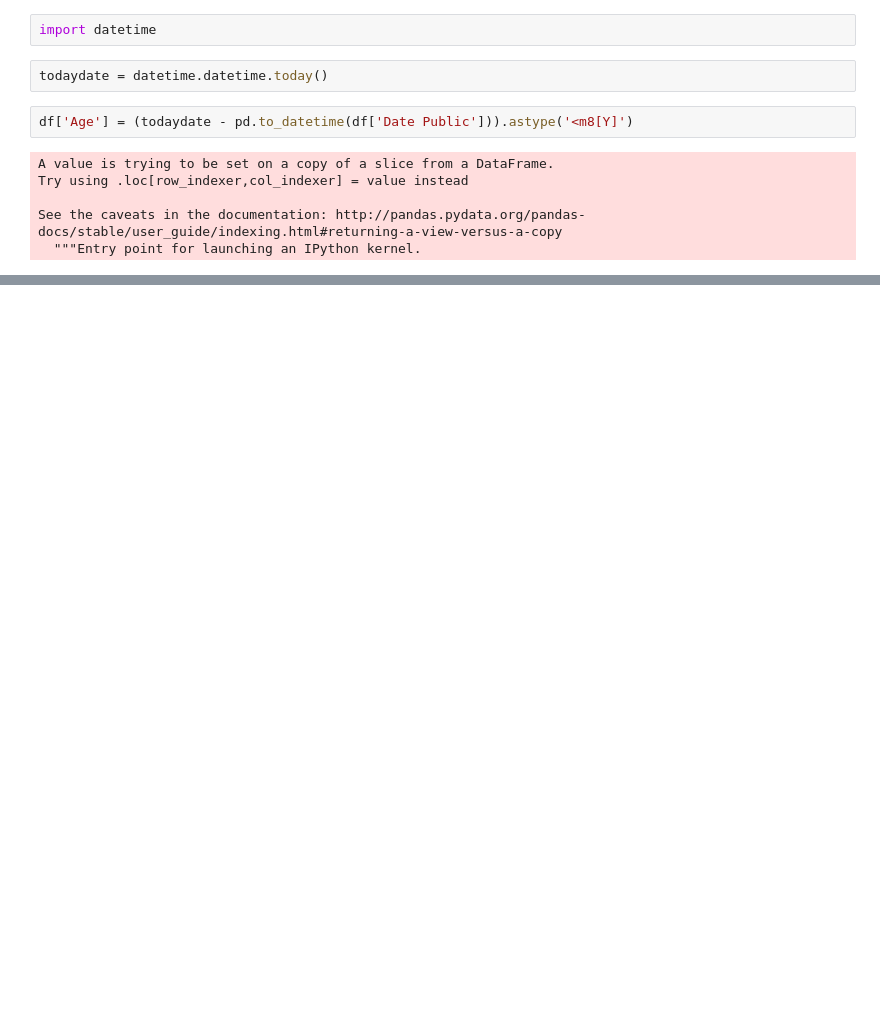
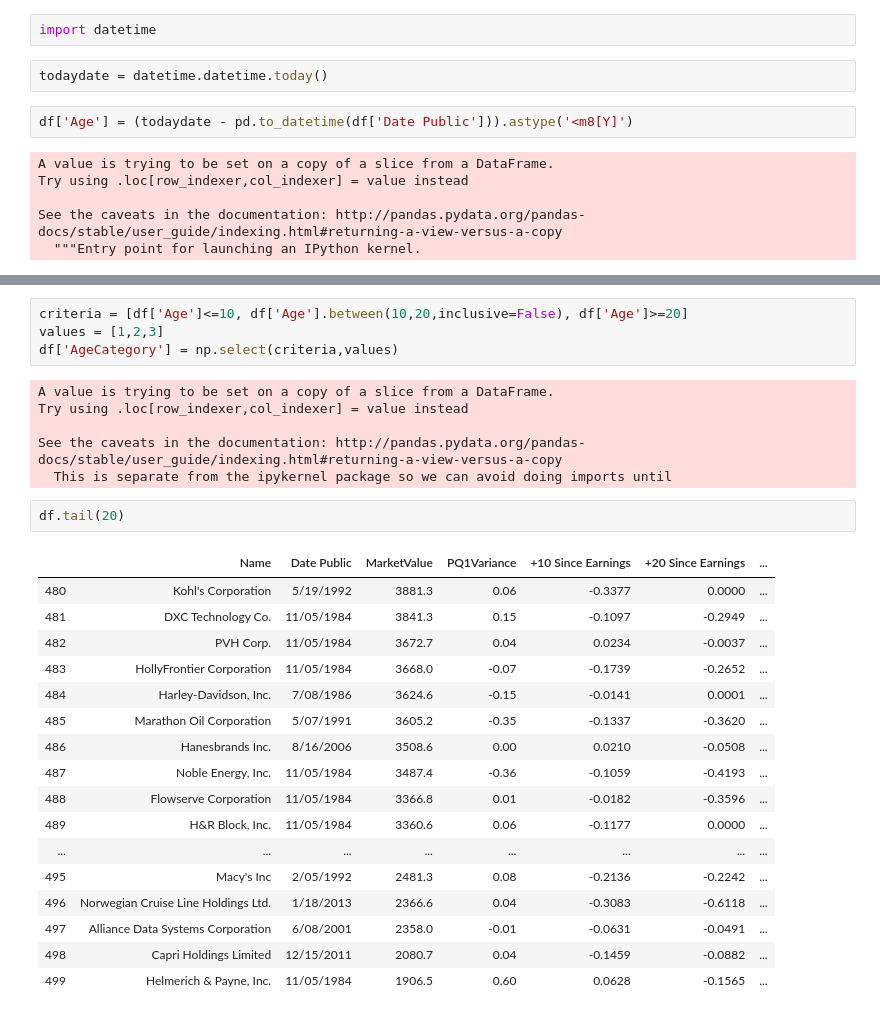
Before and after one commit to HCK33/HedgeFundStrategies-, a Jupyter notebook: DriftLogisticRegressionClassification .ipynb, the cells around one changed output, grey strips where cells are left out. Cells and saved outputs as stored; diff of their text form; blank space fills up the shorter version.

```diff
--- a/DriftLogisticRegressionClassification .ipynb
+++ b/DriftLogisticRegressionClassification .ipynb
@@ -112,0 +183,30 @@ df.describe()
+# %%
+criteria = [df['Age']<=10, df['Age'].between(10,20,inclusive=False), df['Age']>=20]
+values = [1,2,3]
+df['AgeCategory'] = np.select(criteria,values)
+# %% [output]
+A value is trying to be set on a copy of a slice from a DataFrame.
+Try using .loc[row_indexer,col_indexer] = value instead
+
+See the caveats in the documentation: http://pandas.pydata.org/pandas-docs/stable/user_guide/indexing.html#returning-a-view-versus-a-copy
+  This is separate from the ipykernel package so we can avoid doing imports until
+# %%
+df.tail(20)
+# %% [output]
+|  | Name | Date Public | MarketValue | PQ1Variance | +10 Since Earnings | +20 Since Earnings | ... |
+| 480 | Kohl's Corporation | 5/19/1992 | 3881.3 | 0.06 | -0.3377 | 0.0000 | ... |
+| 481 | DXC Technology Co. | 11/05/1984 | 3841.3 | 0.15 | -0.1097 | -0.2949 | ... |
+| 482 | PVH Corp. | 11/05/1984 | 3672.7 | 0.04 | 0.0234 | -0.0037 | ... |
+| 483 | HollyFrontier Corporation | 11/05/1984 | 3668.0 | -0.07 | -0.1739 | -0.2652 | ... |
+| 484 | Harley-Davidson, Inc. | 7/08/1986 | 3624.6 | -0.15 | -0.0141 | 0.0001 | ... |
+| 485 | Marathon Oil Corporation | 5/07/1991 | 3605.2 | -0.35 | -0.1337 | -0.3620 | ... |
+| 486 | Hanesbrands Inc. | 8/16/2006 | 3508.6 | 0.00 | 0.0210 | -0.0508 | ... |
+| 487 | Noble Energy, Inc. | 11/05/1984 | 3487.4 | -0.36 | -0.1059 | -0.4193 | ... |
+| 488 | Flowserve Corporation | 11/05/1984 | 3366.8 | 0.01 | -0.0182 | -0.3596 | ... |
+| 489 | H&R Block, Inc. | 11/05/1984 | 3360.6 | 0.06 | -0.1177 | 0.0000 | ... |
+| ... | ... | ... | ... | ... | ... | ... | ... |
+| 495 | Macy's Inc | 2/05/1992 | 2481.3 | 0.08 | -0.2136 | -0.2242 | ... |
+| 496 | Norwegian Cruise Line Holdings Ltd. | 1/18/2013 | 2366.6 | 0.04 | -0.3083 | -0.6118 | ... |
+| 497 | Alliance Data Systems Corporation | 6/08/2001 | 2358.0 | -0.01 | -0.0631 | -0.0491 | ... |
+| 498 | Capri Holdings Limited | 12/15/2011 | 2080.7 | 0.04 | -0.1459 | -0.0882 | ... |
+| 499 | Helmerich & Payne, Inc. | 11/05/1984 | 1906.5 | 0.60 | 0.0628 | -0.1565 | ... |
```
Also changed, not shown: parts of 23 cells of this notebook, 2 other files.
